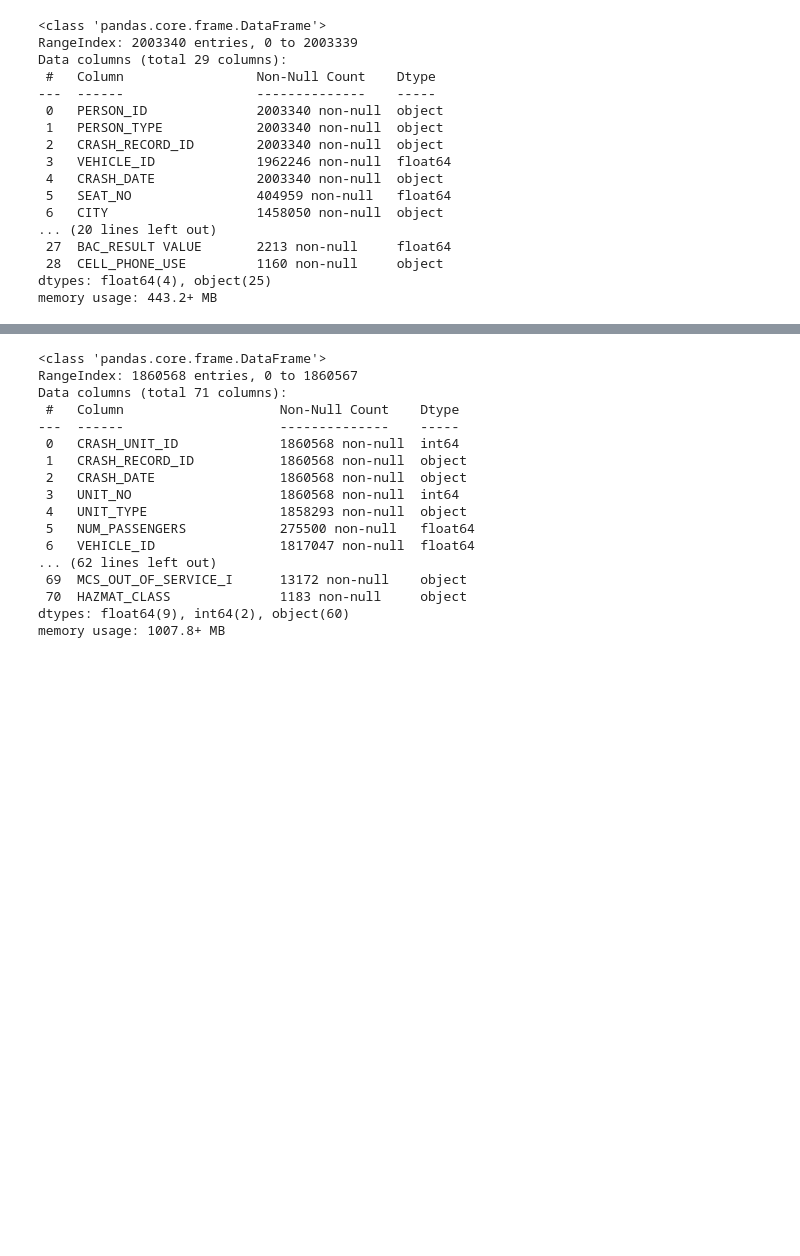
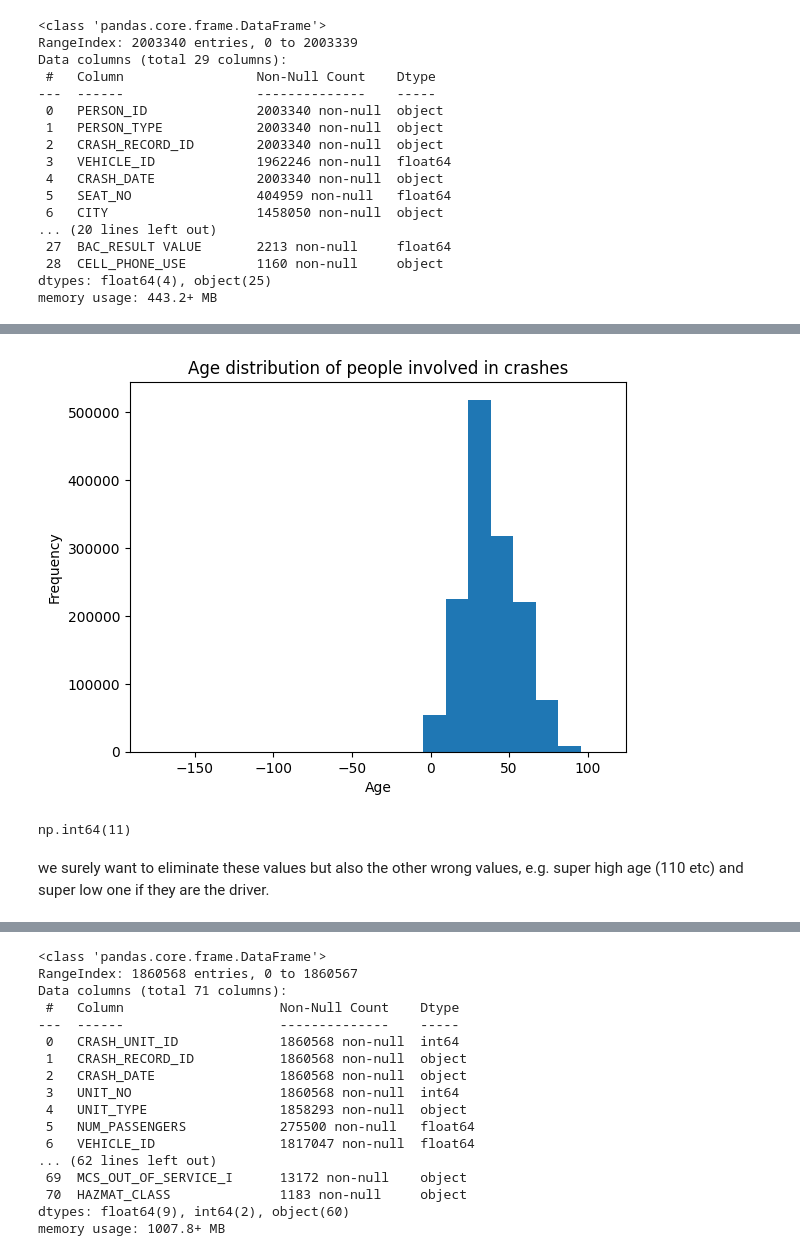
Before and after one commit to lavo2/DataMining-Project, a Jupyter notebook: 1-understanding.ipynb, the cells around one changed output, grey strips where cells are left out. Drawn from its saved outputs; the diff is of its cells as text; code cells hidden in the pictures; blank space fills up the shorter version.

```diff
--- a/1-understanding.ipynb
+++ b/1-understanding.ipynb
@@ -1017,0 +1194,3 @@ memory usage: 443.2+ MB
+# %%
+columns_to_drop = ['HOSPITAL', 'EMS_AGENCY', 'EMS_RUN_NO', 'PEDPEDAL_ACTION', 'PEDPEDAL_VISIBILITY', 'PEDPEDAL_LOCATION',  'BAC_RESULT VALUE', 'CELL_PHONE_USE']
+people = people.drop(columns=columns_to_drop)
@@ -1017,0 +1228,3 @@ memory usage: 443.2+ MB
+# %%
+columns_to_drop = ['SEAT_NO']
+people = people.drop(columns=columns_to_drop)
@@ -1017,0 +1297,10 @@ memory usage: 443.2+ MB
+# %%
+# change SEX to -1 0 1
+
+sex_mapping = {
+    'M': 1,
+    'F': 0,
+    'X': -1
+}
+
+people['SEX'] = people['SEX'].map(sex_mapping)
@@ -1017,0 +1331,15 @@ memory usage: 443.2+ MB
+# %%
+# Age distribution
+people['AGE'].plot(kind='hist', bins=20)
+plt.xlabel('Age')
+plt.ylabel('Frequency')
+plt.title('Age distribution of people involved in crashes')
+plt.show()
+# %% [output]
+[figure, added]
+# %%
+people['AGE'].lt(0).sum()
+# %% [output]
+np.int64(11)
+# %% [markdown]
+we surely want to eliminate these values but also the other wrong values, e.g. super high age (110 etc) and super low one if they are the driver.
```
Also changed, not shown: parts of 127 cells of this notebook, 5 other files.
